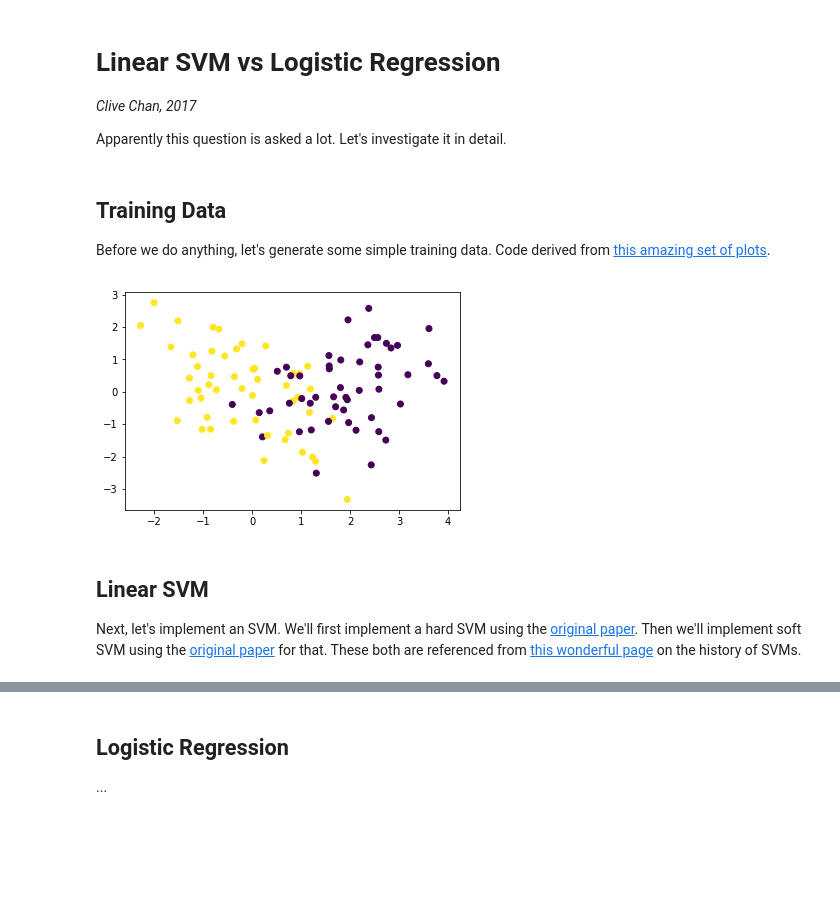
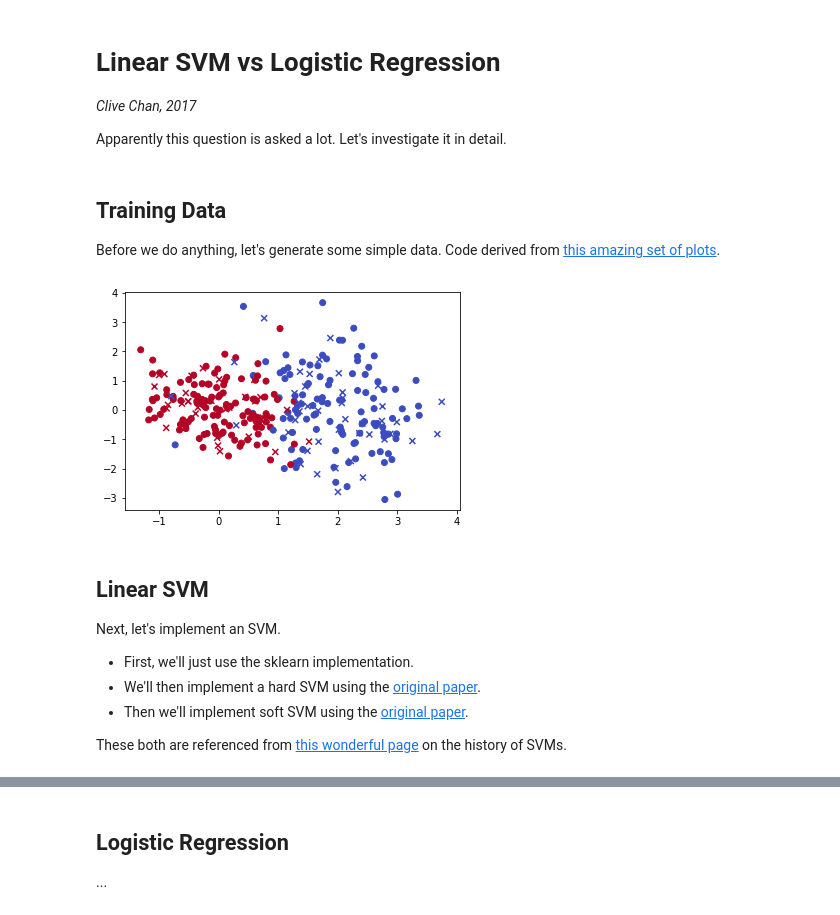
Before and after one commit to cchan/machine-learning-learning, a Jupyter notebook: diy-models/Linear SVM vs Logistic Regression.ipynb, the cells around one changed output, grey strips where cells are left out. Saved outputs shown, nothing was run; the diff lists cells and outputs as text; code cells hidden in the pictures; blank space fills up the shorter version.

```diff
--- a/diy-models/Linear SVM vs Logistic Regression.ipynb
+++ b/diy-models/Linear SVM vs Logistic Regression.ipynb
@@ -5,24 +5,33 @@
 Apparently this question is asked a lot. Let's investigate it in detail.
 # %% [markdown]
 ## Training Data
-Before we do anything, let's generate some simple training data. Code derived from [this amazing set of plots](http://scikit-learn.org/stable/auto_examples/classification/plot_classifier_comparison.html).
+Before we do anything, let's generate some simple data. Code derived from [this amazing set of plots](http://scikit-learn.org/stable/auto_examples/classification/plot_classifier_comparison.html).
 # %%
 import numpy as np
 from matplotlib import pyplot as plt
 from sklearn.datasets import make_classification
+from sklearn.model_selection import train_test_split
 
-X, y = make_classification(random_state=24601, n_samples=100, n_features=2,
+seed = 24601
+
+X, y = make_classification(random_state=seed, n_samples=300, n_features=2,
                            n_informative=2, n_redundant=0, n_clusters_per_class=1)
 
-rng = np.random.RandomState(24601)
+rng = np.random.RandomState(seed)
 X += 2 * rng.uniform(size=X.shape)
 
-plt.scatter(X[:,0], X[:,1], c=y)
+X_train, X_test, y_train, y_test = train_test_split(X, y, test_size=0.25, random_state=seed)
+
+plt.scatter(X_train[:,0], X_train[:,1], c=y_train, cmap="coolwarm")
+plt.scatter(X_test[:,0], X_test[:,1], c=y_test, cmap="coolwarm", marker="x")
 plt.show()
 # %% [output]
-[figure, old version]
+[figure, new version]
 # %% [markdown]
 ## Linear SVM
-Next, let's implement an SVM. We'll first implement a hard SVM using the [original paper](http://svms.org/training/BOGV92.pdf).
-Then we'll implement soft SVM using the [original paper](https://link.springer.com/content/pdf/10.1023%2FA%3A1022627411411.pdf) for that.
+Next, let's implement an SVM.
+- First, we'll just use the sklearn implementation.
+- We'll then implement a hard SVM using the [original paper](http://svms.org/training/BOGV92.pdf).
+- Then we'll implement soft SVM using the [original paper](https://link.springer.com/content/pdf/10.1023%2FA%3A1022627411411.pdf).
+
 These both are referenced from [this wonderful page](http://www.svms.org/history.html) on the history of SVMs.
```
Also changed, not shown: parts of 4 cells of this notebook.
